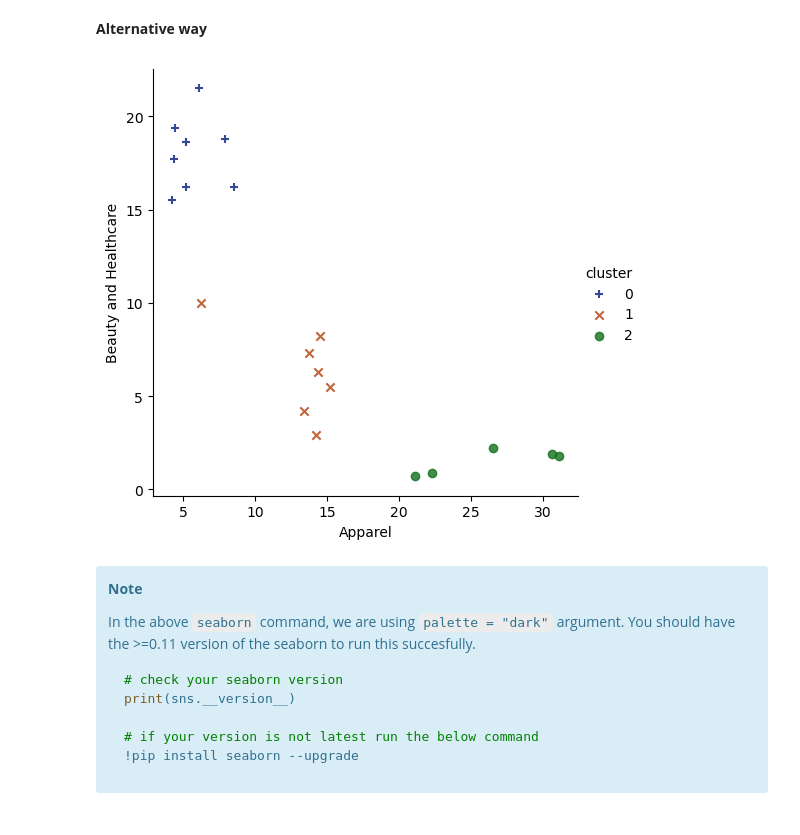
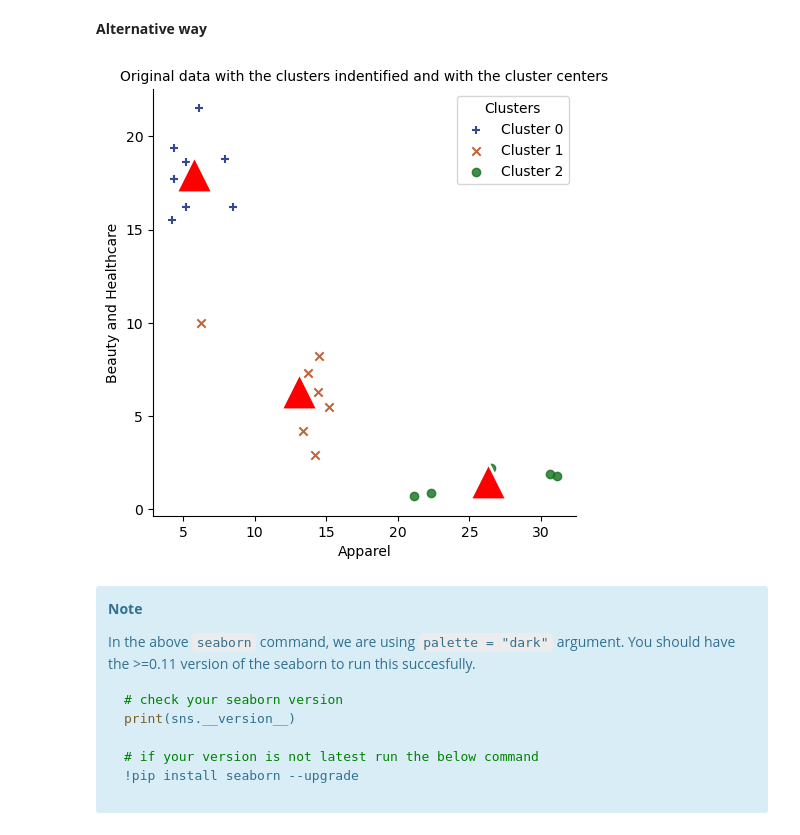
Before and after one commit to vkoul/pythonbook, a Jupyter notebook: _sources/10Clustering.ipynb, the cells around one changed output. Drawn from its saved outputs; the diff is of its cells as text; code cells hidden in the pictures.

```diff
--- a/_sources/10Clustering.ipynb
+++ b/_sources/10Clustering.ipynb
@@ -210,0 +221,5 @@ interia: 3.4439355377696597
+# %%
+rescaled_centres = scaler.inverse_transform(k_means.cluster_centers_)
+# %%
+cc_pd = pd.DataFrame(rescaled_centres, columns=['apparel_center', 'beauty_center'])
+cc_pd
@@ -254,11 +280,17 @@ sns.scatterplot(data = df, x = "Apparel", y = "Beauty and Healthcare", hue = "cl
 # %%
 # plot size
 markers = ["+", "x", "o"]
 
 sns.lmplot(data = df, x = "Apparel", y = "Beauty and Healthcare", hue = "cluster"
-           , palette = "dark",  markers = markers, fit_reg = False);
+           , palette = "dark",  markers = markers, fit_reg = False, legend = False);
+
+sns.scatterplot(x = "apparel_center", y = "beauty_center", data = cc_pd, s=700, marker='^', color='red');
+
+legend_labels = ["Cluster 0", "Cluster 1", "Cluster 2"]
+plt.legend(title="Clusters", labels=legend_labels);
+plt.title("Original data with the clusters indentified and with the cluster centers", fontsize = 10);
 # %% [output]
-[figure, old version]
+[figure, new version]
 # %% [markdown]
 <div class="alert alert-info" role="alert">
 
```
Also changed, not shown: parts of 11 cells of this notebook, 7 other files.
